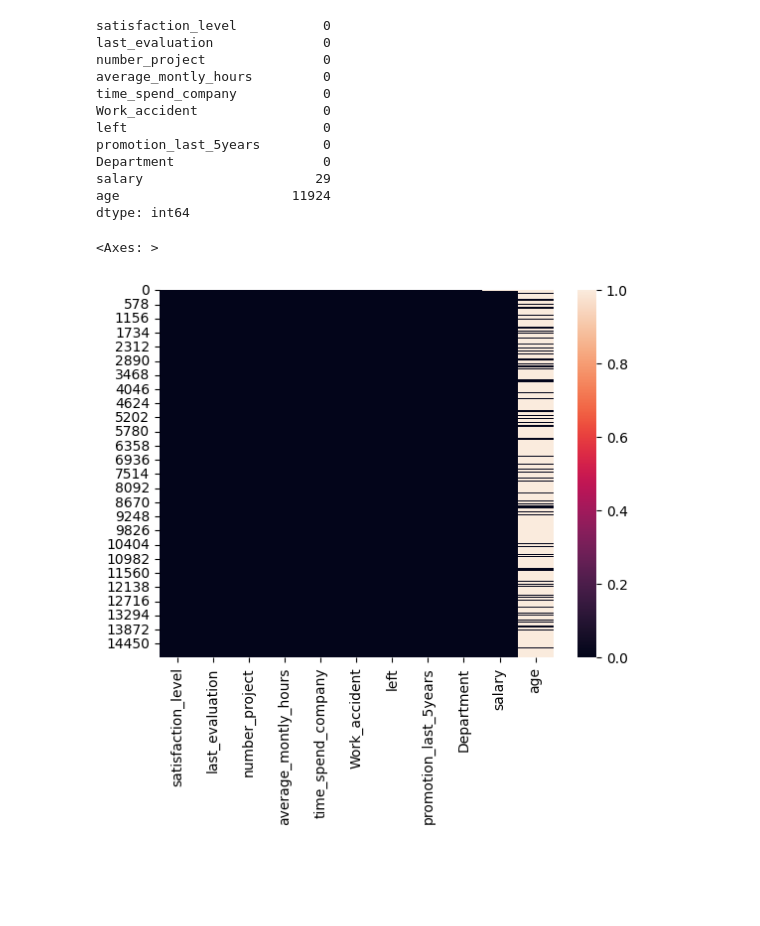
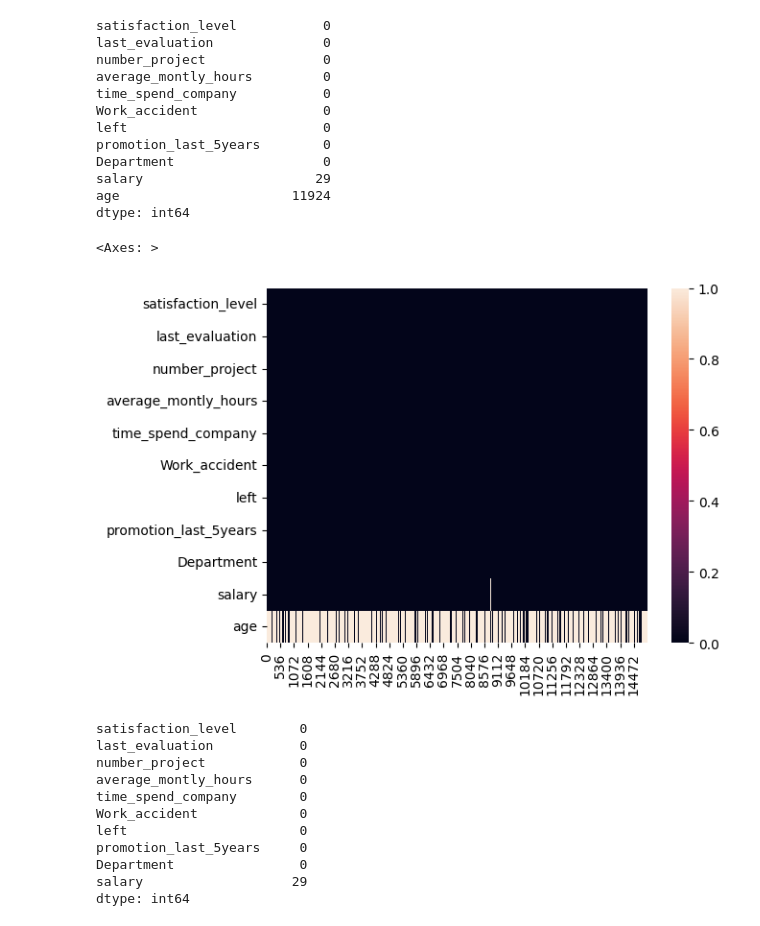
Before and after one commit to ashmi721/Data_Science_Project, a Jupyter notebook: Hr-employee_retention.ipynb, the cells around one changed output. Cells and saved outputs as stored; diff of their text form; code cells hidden in the pictures; blank space fills up the shorter version.

```diff
--- a/Hr-employee_retention.ipynb
+++ b/Hr-employee_retention.ipynb
@@ -83,7 +100,7 @@ salary                      29
 age                      11924
 dtype: int64
 # %%
-sns.heatmap(df.isna())
+sns.heatmap(df.isna().T)
 # %% [output]
 <Axes: >
-[figure, old version]
+[figure, new version]
@@ -89,0 +109,14 @@ sns.heatmap(df.isna())
+# %%
+df.isna().sum()
+# %% [output]
+satisfaction_level        0
+last_evaluation           0
+number_project            0
+average_montly_hours      0
+time_spend_company        0
+Work_accident             0
+left                      0
+promotion_last_5years     0
+Department                0
+salary                   29
+dtype: int64
```
Also changed, not shown: parts of 2 cells of this notebook.
